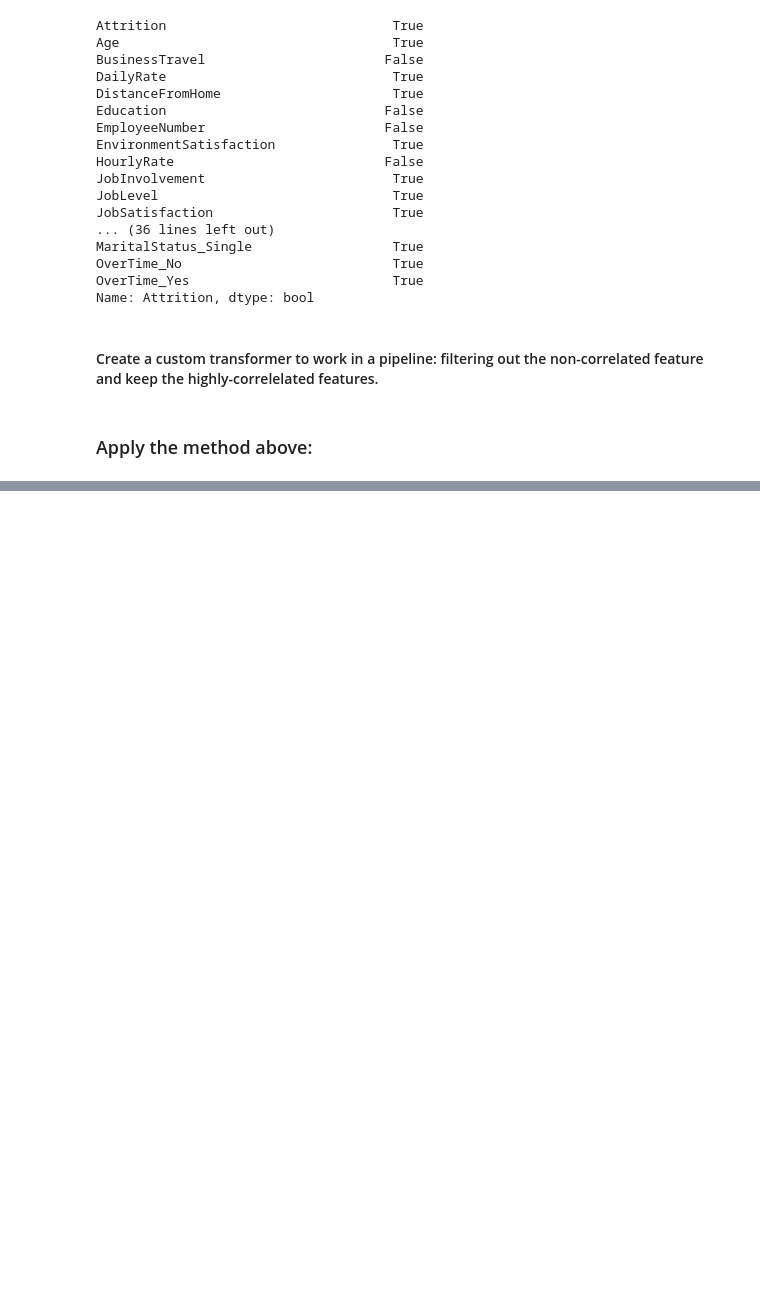
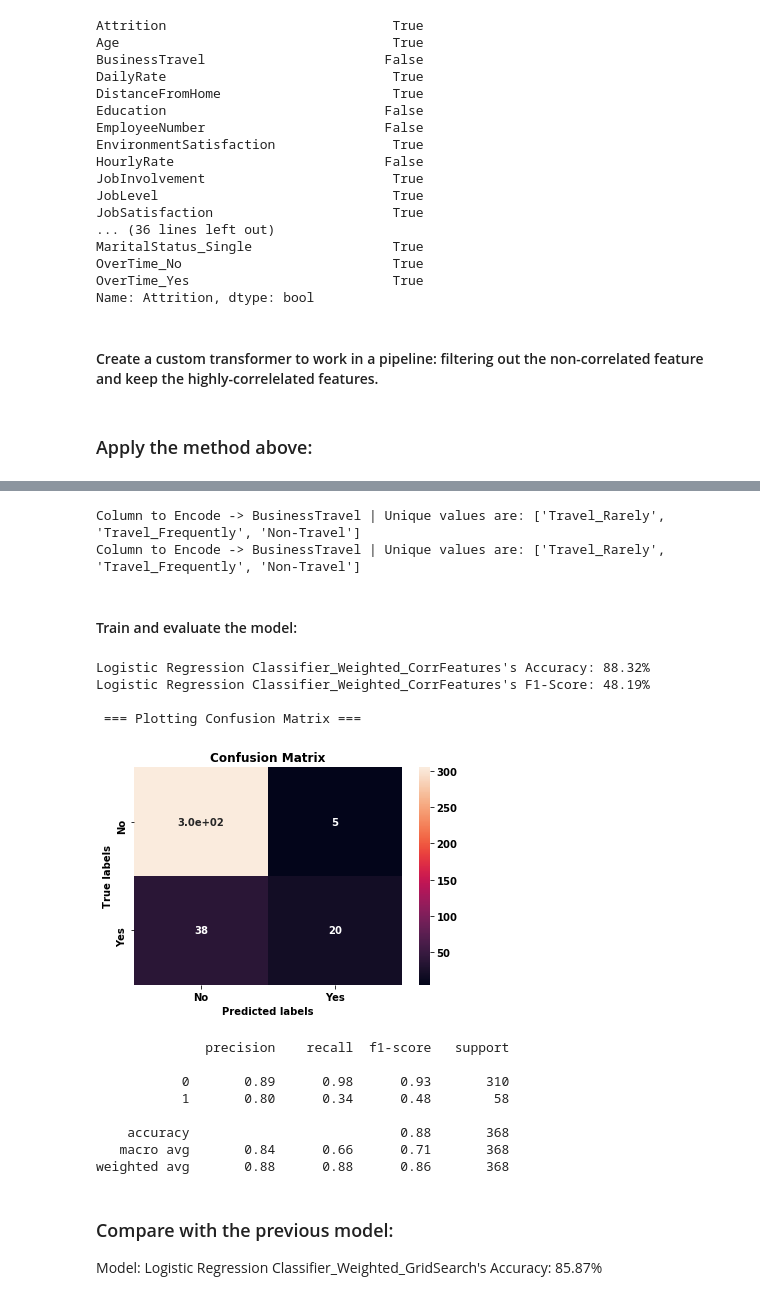
Before and after one commit to ylee9107/DS_Projects_for_Business, a Jupyter notebook: Project 1 - DS for HR department/DSB_Human Resource Department.ipynb, the cells around one changed output, grey strips where cells are left out. Drawn from its saved outputs; the diff is of its cells as text; code cells hidden in the pictures; blank space fills up the shorter version.

```diff
--- a/Project 1 - DS for HR department/DSB_Human Resource Department.ipynb
+++ b/Project 1 - DS for HR department/DSB_Human Resource Department.ipynb
@@ -455,6 +455,9 @@ sns.heatmap(data=employee_data_df.isnull(), yticklabels=False, cbar=False, cmap
 From the output plot, it shows that there are no missing data (Uniform blue colour).
 # %% [markdown]
 ### 4.1.2 - Split the dataset into Y (target variable) and X (features):
+# %%
+# Make a copy of the un-cleaned original raw dataset:
+employee_data_df_original = employee_data_df.copy()
 # %%
 # Split the dataset into X (features) and y (target):
 
@@ -1819,0 +2035,58 @@ cscs.transofrm(x_employee_features_copy).head()
+# %%
+# Instantiate the Correlation Transformer:
+cscs = CustomStatsCorrSelector(response=y_employee_target_copy, threshold=0.05)
+
+# Define the Pipeline Sequence:
+pipe_preprocessing_featureEng = Pipeline(steps=[("drop_columns", cc_drop_columns),
+                                                ("nominal_encoder", cc_nominal_encoder),
+                                                ("ordinal_encoder", cc_ordinal_encoder),
+                                                ("feature_eng_corr", cscs),
+                                                ('scaler', scaler)]
+                                        )
+
+# Fit the Pipeline to the Dataset:
+pipe_preprocessing_featureEng.fit(employee_data_df)
+
+# Transform the Dataset:
+employee_processed_df = pipe_preprocessing_featureEng.transform(employee_data_df)
+x_employee_features = employee_processed_df
+
+# Split the WORST FEATURES dataset:
+X_train, X_test, y_train, y_test = train_test_split(x_employee_features,
+                                                    y_employee_target,
+                                                    test_size=0.25)
+# %% [output]
+Column to Encode -> BusinessTravel | Unique values are: ['Travel_Rarely', 'Travel_Frequently', 'Non-Travel']
+Column to Encode -> BusinessTravel | Unique values are: ['Travel_Rarely', 'Travel_Frequently', 'Non-Travel']
+# %% [markdown]
+#### Train and evaluate the model:
+# %%
+# Get the best weighting:
+weighting = [grid_result.best_params_['class_weight'][0], grid_result.best_params_['class_weight'][1]]
+
+
+y_pred, model_confusion_matrix, model_classification_report = train_and_eval_Model(clf_model=LogisticRegression(class_weight=weighting),
+                                                                                   X_train=X_train,
+                                                                                   y_train=y_train,
+                                                                                   X_test=X_test,
+                                                                                   y_test=y_test,
+                                                                                   confusion_mat_labels=employee_data_df_original['Attrition'],
+                                                                                   model_name='Logistic Regression Classifier_Weighted_CorrFeatures')
+# %% [output]
+Logistic Regression Classifier_Weighted_CorrFeatures's Accuracy: 88.32%
+Logistic Regression Classifier_Weighted_CorrFeatures's F1-Score: 48.19%
+
+ === Plotting Confusion Matrix ===
+[figure, added]
+              precision    recall  f1-score   support
+
+           0       0.89      0.98      0.93       310
+           1       0.80      0.34      0.48        58
+
+    accuracy                           0.88       368
+   macro avg       0.84      0.66      0.71       368
+weighted avg       0.88      0.88      0.86       368
+# %% [markdown]
+### Compare with the previous model:
+
+Model: Logistic Regression Classifier_Weighted_GridSearch's Accuracy: 85.87%
```
Also changed, not shown: parts of 70 cells of this notebook.
